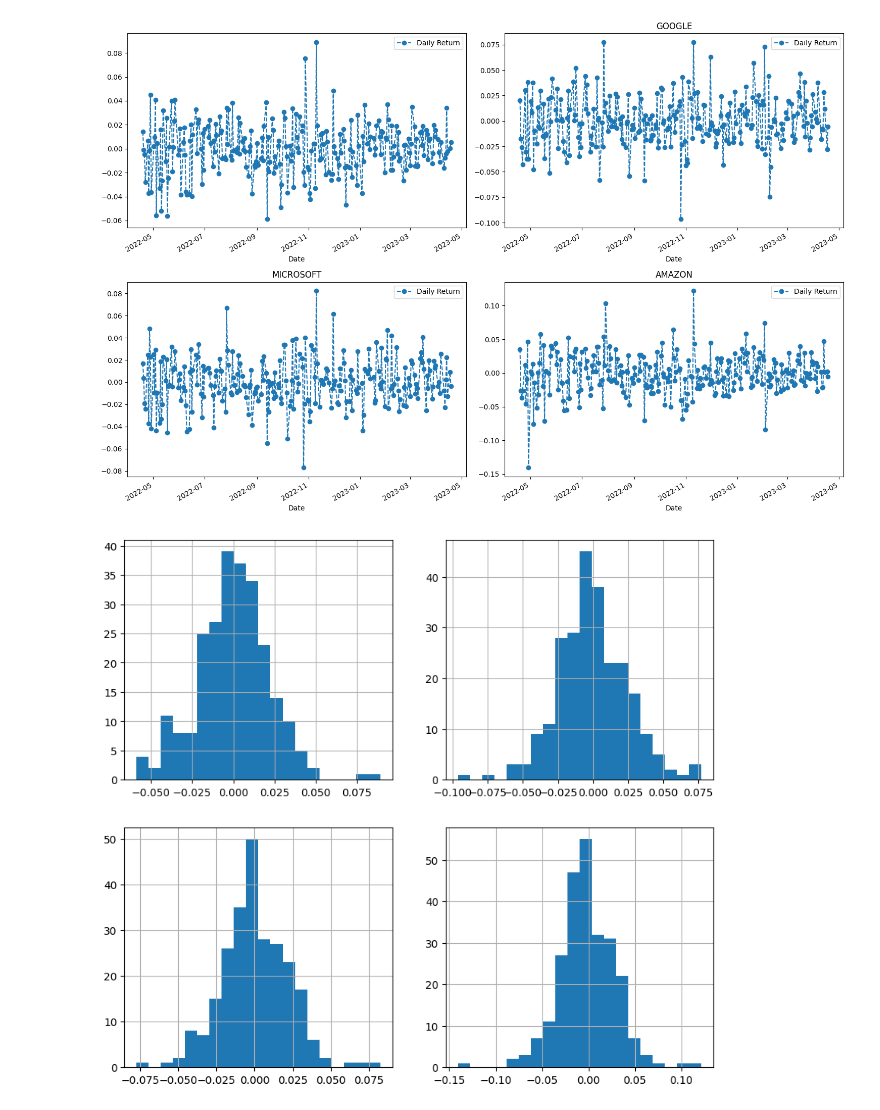
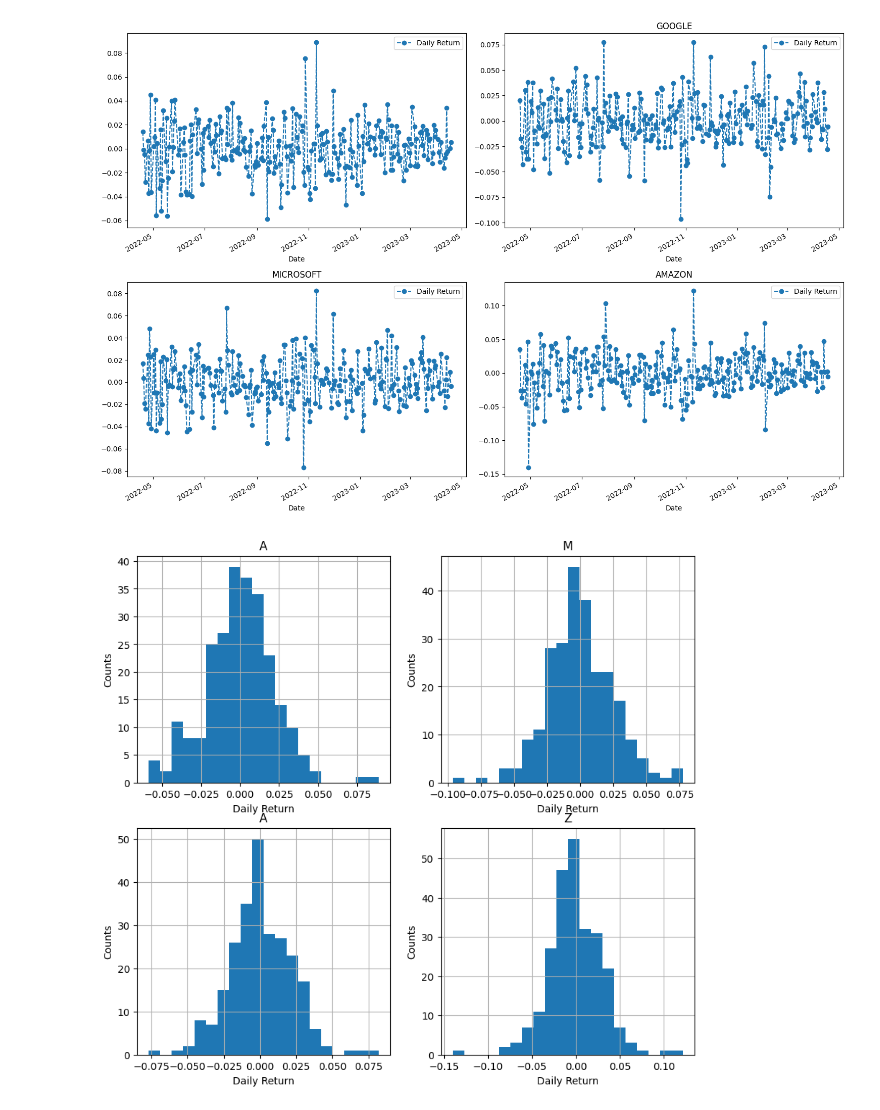
Before and after one commit to earo12/Stock-Market-Analysis, a Jupyter notebook: Stock_Market_Analysis.ipynb, the cells around one changed output. Drawn from its saved outputs; the diff is of its cells as text; code cells hidden in the pictures.

Commit message:
Added labels and titles to histograms

```diff
--- a/Stock_Market_Analysis.ipynb
+++ b/Stock_Market_Analysis.ipynb
@@ -155,9 +155,12 @@ fig.tight_layout()
 # %%
 #histogram
 
 plt.figure(figsize = (10,9))
 for i, c in enumerate(com_lis, 1):
   plt.subplot(2,2,i)
   c['Daily Return'].hist(bins = 20)
+  plt.xlabel('Daily Return')
+  plt.ylabel('Counts')
+  plt.title(f'{com_name[i-1]}')
 # %% [output]
-[figure, old version]
+[figure, new version]
```
